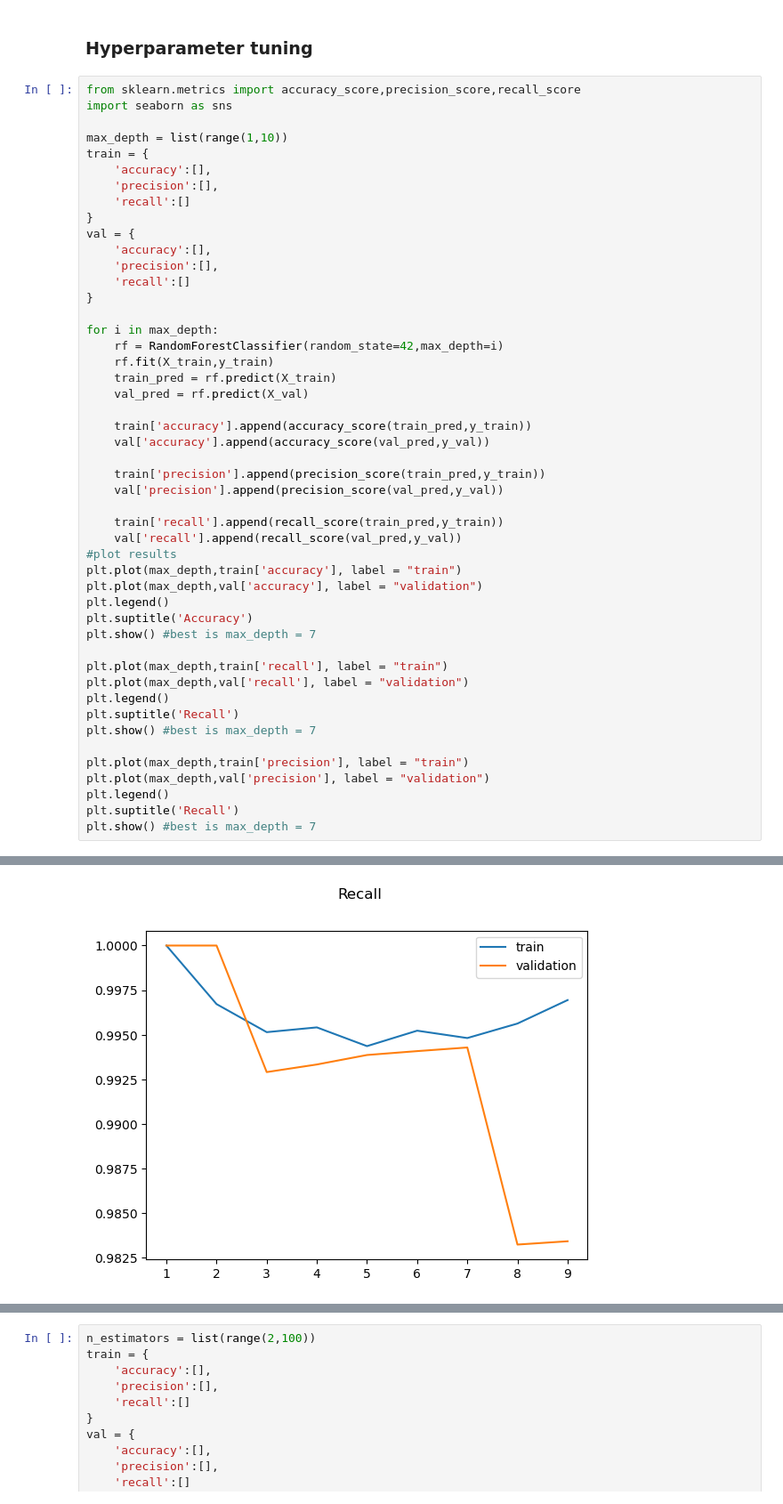
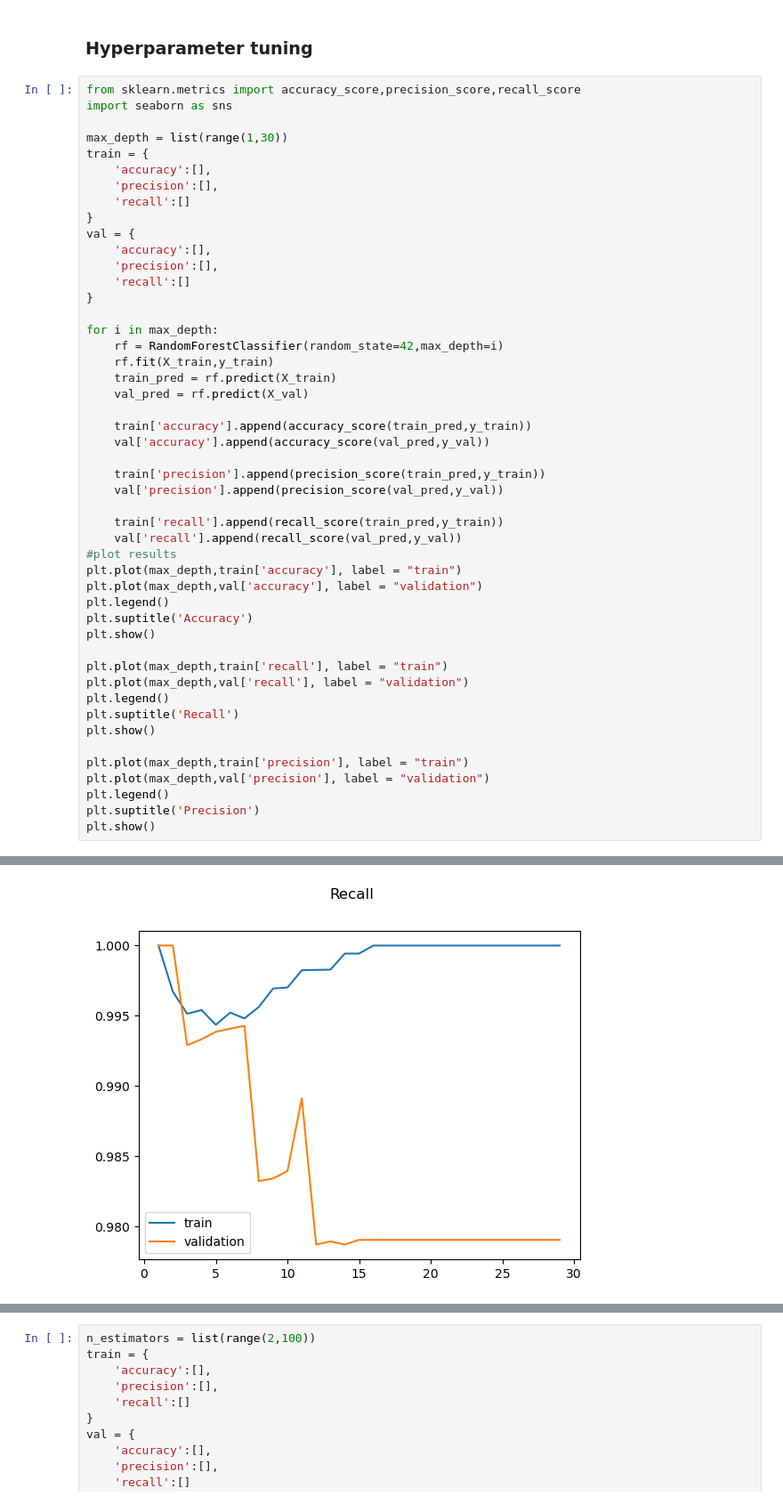
Before and after one commit to Mingg-Shi/CryptoFraud, a Jupyter notebook: model_split_first.ipynb, the cells around one changed output, grey strips where cells are left out. Shown at 89% size. Saved outputs shown, nothing was run; the diff lists cells and outputs as text.

```diff
--- a/model_split_first.ipynb
+++ b/model_split_first.ipynb
@@ -87,7 +87,7 @@ model is overfitted as it is performing better on the training data set
 from sklearn.metrics import accuracy_score,precision_score,recall_score
 import seaborn as sns
 
-max_depth = list(range(1,10))
+max_depth = list(range(1,30))
 train = {
     'accuracy':[],
     'precision':[],
@@ -118,17 +118,17 @@ plt.plot(max_depth,train['accuracy'], label = "train")
 plt.plot(max_depth,val['accuracy'], label = "validation")
 plt.legend()
 plt.suptitle('Accuracy')
-plt.show() #best is max_depth = 7
+plt.show()
 
 plt.plot(max_depth,train['recall'], label = "train")
 plt.plot(max_depth,val['recall'], label = "validation")
 plt.legend()
 plt.suptitle('Recall')
-plt.show() #best is max_depth = 7
+plt.show()
 
 plt.plot(max_depth,train['precision'], label = "train")
 plt.plot(max_depth,val['precision'], label = "validation")
 plt.legend()
-plt.suptitle('Recall')
-plt.show() #best is max_depth = 7
+plt.suptitle('Precision')
+plt.show()
 # %% [output]
@@ -136 +136 @@ plt.show() #best is max_depth = 7
-[figure, old version]
+[figure, new version]
```
Also changed, not shown: parts of 5 cells of this notebook, 9 other files.
